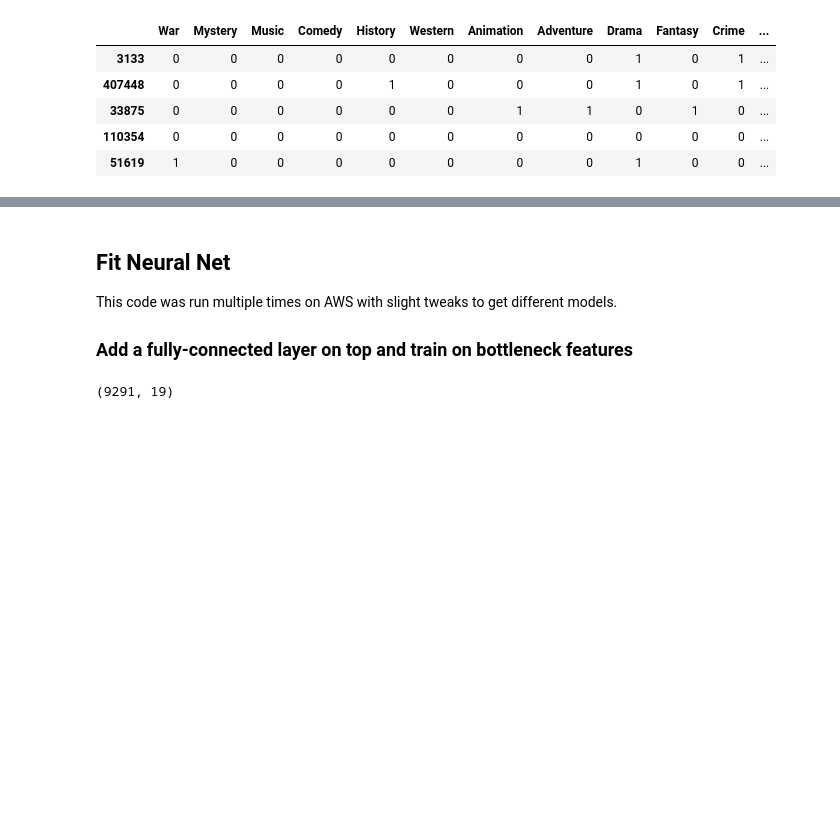
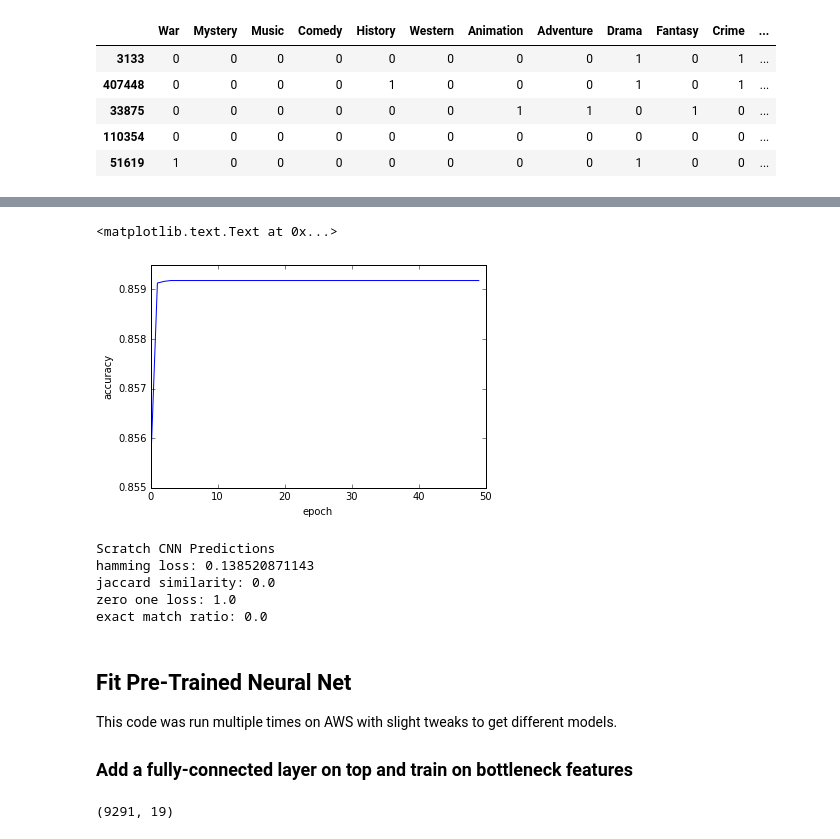
Before and after one commit to xueharry/cs109b-final-project, a Jupyter notebook: milestone4/Submission.ipynb, the cells around one changed output, grey strips where cells are left out. Saved outputs shown, nothing was run; the diff lists cells and outputs as text; code cells hidden in the pictures; blank space fills up the shorter version.

```diff
--- a/milestone4/Submission.ipynb
+++ b/milestone4/Submission.ipynb
@@ -114,5 +236,56 @@ train_multilabels.head()
+# %%
+X_2 = np.array(X)
+val_X_2 = np.array(val_X)
+train_features = model.predict(X_2)
+val_features = model.predict(val_X_2)
+# %%
+model = Sequential()
+model.add(Flatten(input_shape=train_features.shape[1:]))  # this converts our 3D feature maps to 1D feature vectors
+model.add(Dense(256, activation='relu',
+                kernel_regularizer = regularizers.l2(0.01),
+                activity_regularizer=regularizers.l1(0.01)))
+model.add(Dropout(0.6))
+model.add(Dense(train_multilabels.shape[1], activation = 'sigmoid'))
+
+model.compile(loss='binary_crossentropy',
+              optimizer='sgd',
+              metrics=['accuracy'])
+# %%
+history = model.fit(train_features, train_multilabels.values,
+          epochs=50,
+          batch_size=16,
+          validation_data=(val_features, val_multilabels.values),
+          verbose=0)
+model.save_weights('conv_6_model.h5')
+
+plt.plot(history.history['acc'])
+plt.xlabel("epoch")
+plt.ylabel("accuracy")
+# %% [output]
+<matplotlib.text.Text at 0x...>
+[figure, added]
+# %%
+out = model.predict_proba(val_features)
+out = np.array(out)
+
+y_test = val_multilabels.values
+
+y_pred = np.array([[1 if out[i,j]>=0.5 else 0 for j in range(y_test.shape[1])] for i in range(len(y_test))])
+
+print '\n '
+print 'Scratch CNN Predictions'
+print 'hamming loss:', skmetrics.hamming_loss(y_test, y_pred)
+print 'jaccard similarity:', skmetrics.jaccard_similarity_score(y_test, y_pred)
+print 'zero one loss:', skmetrics.zero_one_loss(y_test, y_pred)
+print 'exact match ratio:', skmetrics.accuracy_score(y_test, y_pred)
+# %% [output]
+Scratch CNN Predictions
+hamming loss: 0.138520871143
+jaccard similarity: 0.0
+zero one loss: 1.0
+exact match ratio: 0.0
 # %% [markdown]
-## Fit Neural Net
+## Fit Pre-Trained Neural Net
 This code was run multiple times on AWS with slight tweaks to get different models.
 
 ### Add a fully-connected layer on top and train on bottleneck features
```
Also changed, not shown: parts of 26 cells of this notebook.
